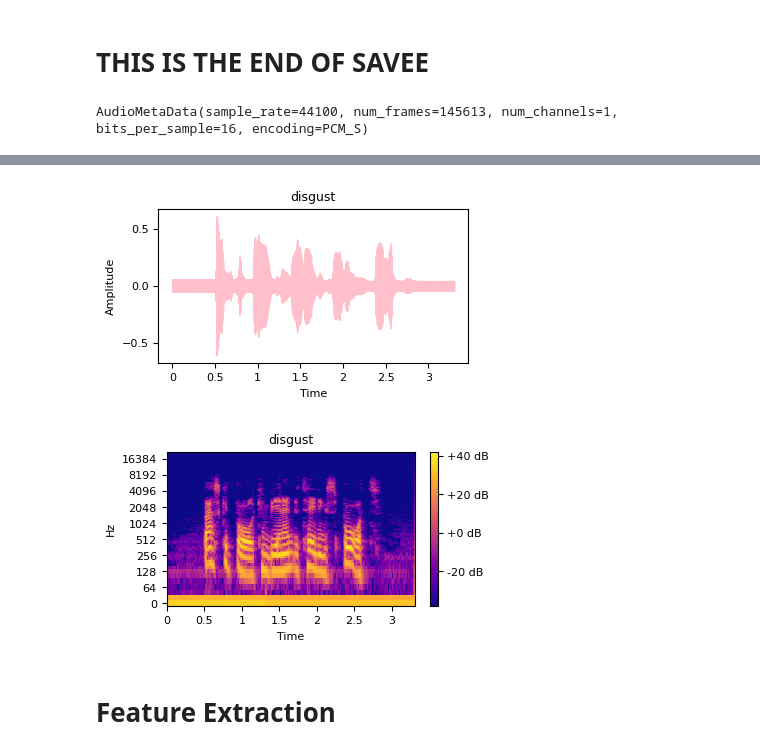
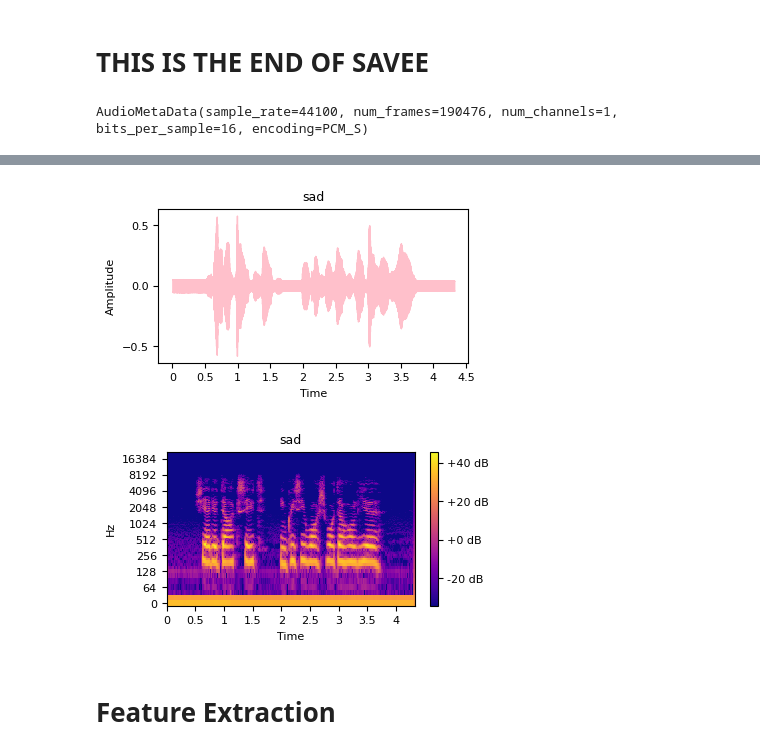
Before and after one commit to satria-ui/TugasAkhir2023, a Jupyter notebook: script/main.ipynb, the cells around one changed output, grey strips where cells are left out. Saved outputs shown, nothing was run; the diff lists cells and outputs as text; code cells hidden in the pictures.

```diff
--- a/script/main.ipynb
+++ b/script/main.ipynb
@@ -492,19 +492,19 @@ print(f"Maximum train duration: {max_duration_train:.2f} s")
 # %%
 from Code.utils import CremaD
 SAMPLE_RATE = 44100
 NUM_SAMPLE = 22050
 DURATION = 1.63
-CMD = CremaD(path="./dataset/SAVEE/DC_d06.wav", sample_rate=SAMPLE_RATE, duration=DURATION, num_samples=NUM_SAMPLE)
+CMD = CremaD(path="./dataset/SAVEE/DC_sa01.wav", sample_rate=SAMPLE_RATE, duration=DURATION, num_samples=NUM_SAMPLE)
 
 CMD.audio_info()
 CMD.play_audio()
 CMD.plot_waveform()
 CMD.plot_spectogram()
 # %% [output]
-AudioMetaData(sample_rate=44100, num_frames=145613, num_channels=1, bits_per_sample=16, encoding=PCM_S)
+AudioMetaData(sample_rate=44100, num_frames=190476, num_channels=1, bits_per_sample=16, encoding=PCM_S)
 [interactive output not drawn]
-[figure, old version]
+[figure, new version]
-[figure, old version]
+[figure, new version]
 # %% [markdown]
 # Feature Extraction
 # %% [markdown]
```
Also changed, not shown: 3 other files.
